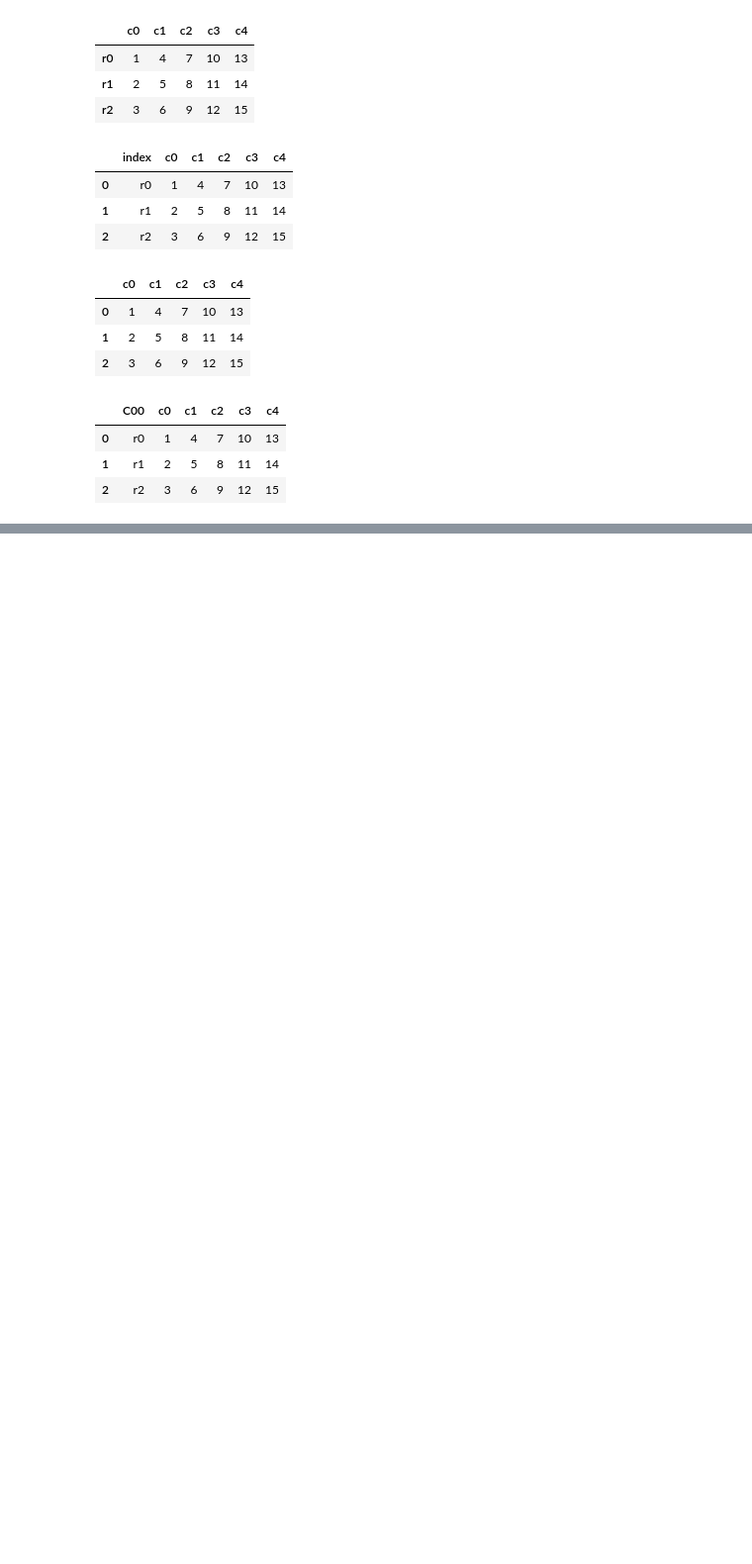
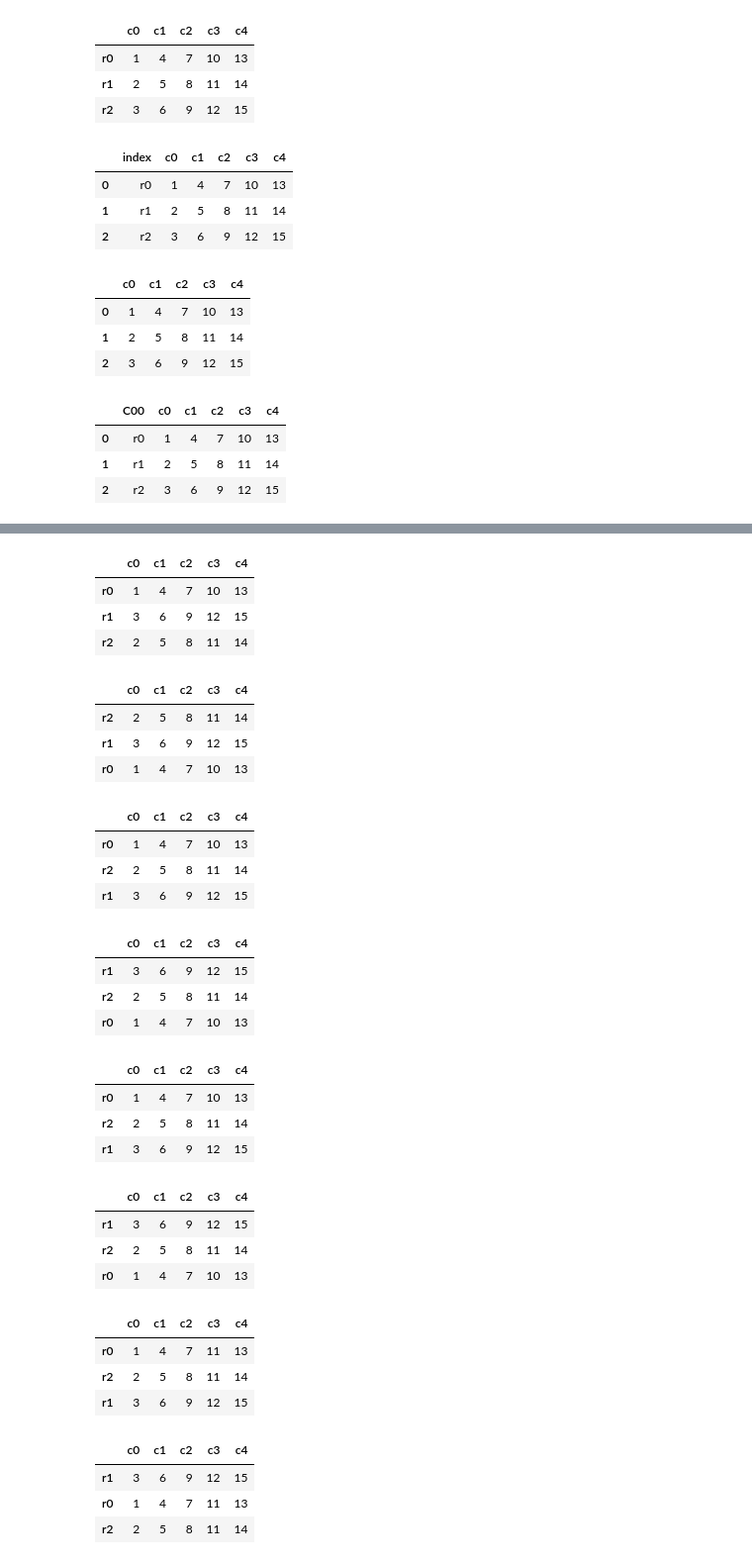
Before and after one commit to YoonTae98/18_data_analytics, a Jupyter notebook: 03_인덱스활용.ipynb, the cells around one changed output, grey strips where cells are left out. Shown at 99% size. Cells and saved outputs as stored; diff of their text form; code cells hidden in the pictures; blank space fills up the shorter version.

```diff
--- a/03_인덱스활용.ipynb
+++ b/03_인덱스활용.ipynb
@@ -134,0 +159,65 @@ ndf2
+# %%
+# DataFrame객체.sort_index()
+df.sort_index()
+# %% [output]
+|  | c0 | c1 | c2 | c3 | c4 |
+| r0 | 1 | 4 | 7 | 10 | 13 |
+| r1 | 3 | 6 | 9 | 12 | 15 |
+| r2 | 2 | 5 | 8 | 11 | 14 |
+# %%
+ndf = df.sort_index(ascending=False)
+ndf
+# %% [output]
+|  | c0 | c1 | c2 | c3 | c4 |
+| r2 | 2 | 5 | 8 | 11 | 14 |
+| r1 | 3 | 6 | 9 | 12 | 15 |
+| r0 | 1 | 4 | 7 | 10 | 13 |
+# %%
+# 열 기준 정렬
+# DataFrame객체.sort_values()
+df
+# %% [output]
+|  | c0 | c1 | c2 | c3 | c4 |
+| r0 | 1 | 4 | 7 | 10 | 13 |
+| r2 | 2 | 5 | 8 | 11 | 14 |
+| r1 | 3 | 6 | 9 | 12 | 15 |
+# %%
+ndf = df.sort_values("c1", ascending=False)
+ndf
+# %% [output]
+|  | c0 | c1 | c2 | c3 | c4 |
+| r1 | 3 | 6 | 9 | 12 | 15 |
+| r2 | 2 | 5 | 8 | 11 | 14 |
+| r0 | 1 | 4 | 7 | 10 | 13 |
+# %%
+ndf2 = df.sort_values(by="c2", ascending=True)
+ndf2
+# %% [output]
+|  | c0 | c1 | c2 | c3 | c4 |
+| r0 | 1 | 4 | 7 | 10 | 13 |
+| r2 | 2 | 5 | 8 | 11 | 14 |
+| r1 | 3 | 6 | 9 | 12 | 15 |
+# %%
+ndf3 = df.sort_values(by=["c3", "c4"], ascending=[False, True])
+ndf3
+# %% [output]
+|  | c0 | c1 | c2 | c3 | c4 |
+| r1 | 3 | 6 | 9 | 12 | 15 |
+| r2 | 2 | 5 | 8 | 11 | 14 |
+| r0 | 1 | 4 | 7 | 10 | 13 |
+# %%
+df.iloc[0, 3] = 11
+df
+# %% [output]
+|  | c0 | c1 | c2 | c3 | c4 |
+| r0 | 1 | 4 | 7 | 11 | 13 |
+| r2 | 2 | 5 | 8 | 11 | 14 |
+| r1 | 3 | 6 | 9 | 12 | 15 |
+# %%
+ndf3 = df.sort_values(by=["c3", "c4"], ascending=[False, True])
+ndf3
+# %% [output]
+|  | c0 | c1 | c2 | c3 | c4 |
+| r1 | 3 | 6 | 9 | 12 | 15 |
+| r0 | 1 | 4 | 7 | 11 | 13 |
+| r2 | 2 | 5 | 8 | 11 | 14 |
```
Also changed, not shown: parts of 2 cells of this notebook, 1 other file.
